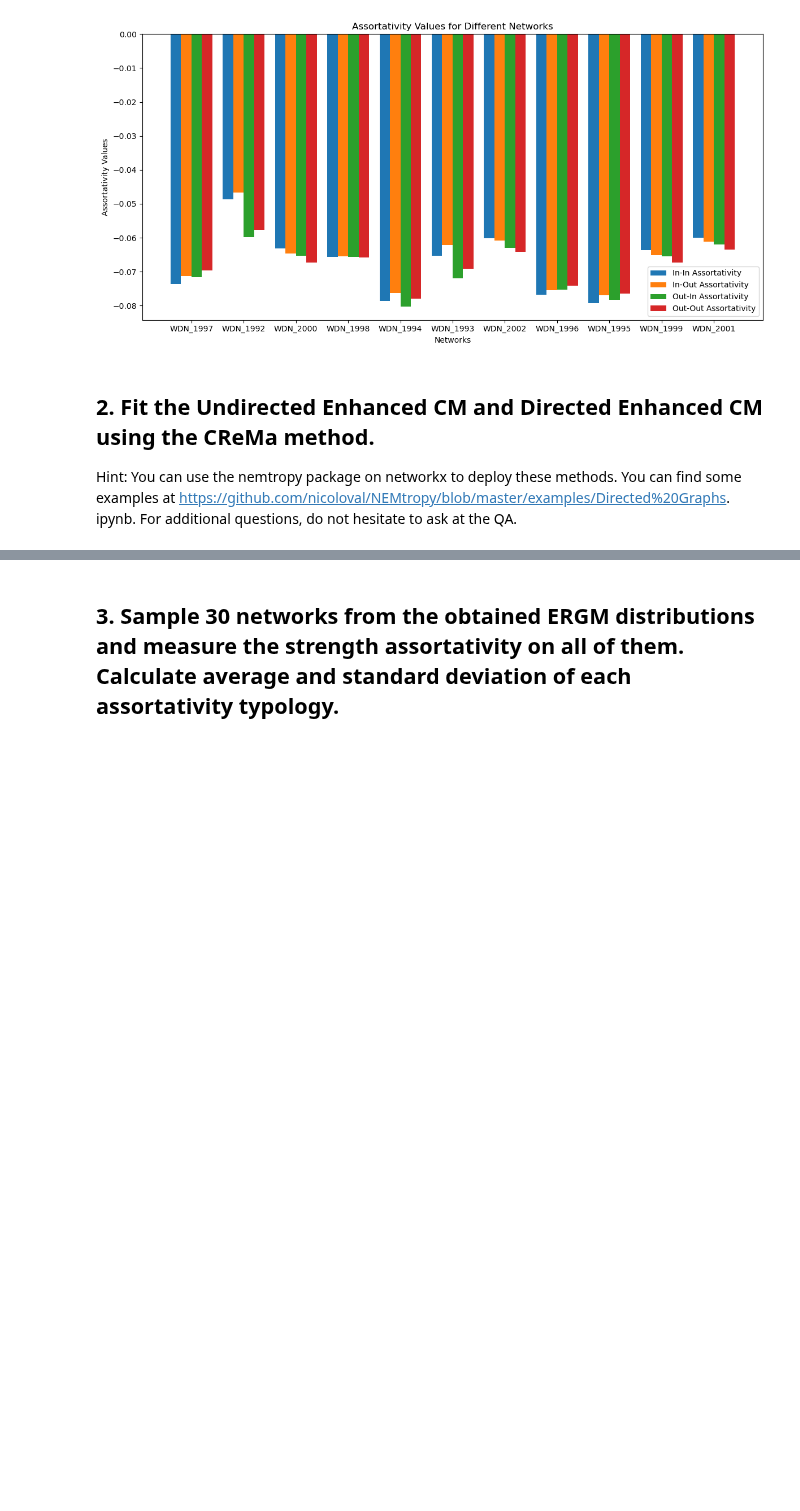
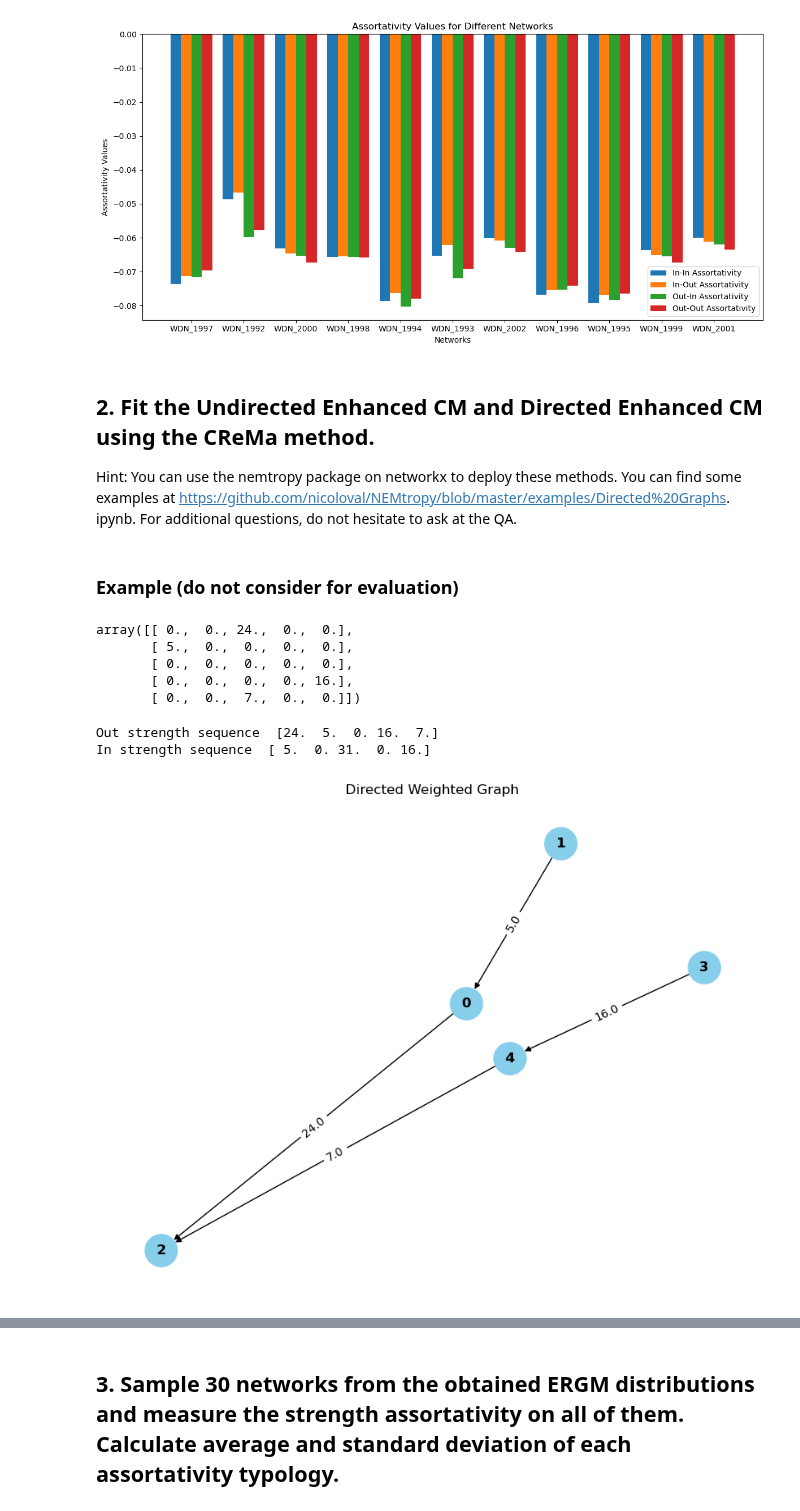
Before and after one commit to HuberNicolas/network-science-uzh, a Jupyter notebook: assignment-3/Assignment_03.ipynb, the cells around one changed output, grey strips where cells are left out. Drawn from its saved outputs; the diff is of its cells as text; code cells hidden in the pictures; blank space fills up the shorter version.

```diff
--- a/assignment-3/Assignment_03.ipynb
+++ b/assignment-3/Assignment_03.ipynb
@@ -240,3 +239,53 @@ plt.show()
 Hint: You can use the nemtropy package on networkx to deploy these methods. You can find some examples
 at https://github.com/nicoloval/NEMtropy/blob/master/examples/Directed%20Graphs.
 ipynb. For additional questions, do not hesitate to ask at the QA.
+# %% [markdown]
+### Example (do not consider for evaluation)
+# %%
+adj_weigh = mg.random_weighted_matrix_generator_uniform_custom_density(n=5,
+                                                                                     p=0.2,
+                                                                                     sym=False,
+                                                                                     sup_ext=30,
+                                                                                     intweights=True)
+# %%
+adj_weigh
+# %% [output]
+array([[ 0.,  0., 24.,  0.,  0.],
+       [ 5.,  0.,  0.,  0.,  0.],
+       [ 0.,  0.,  0.,  0.,  0.],
+       [ 0.,  0.,  0.,  0., 16.],
+       [ 0.,  0.,  7.,  0.,  0.]])
+# %%
+sample_graph = NEMtropy.DirectedGraph(adj_weigh)
+
+# We can the see the graph sequence of the graph by tapping
+print("Out strength sequence ",sample_graph.out_strength)
+print("In strength sequence ",sample_graph.in_strength)
+# %% [output]
+Out strength sequence  [24.  5.  0. 16.  7.]
+In strength sequence  [ 5.  0. 31.  0. 16.]
+# %%
+# Create a NetworkX graph from the weighted adjacency matrix
+sample_graph = nx.from_numpy_array(adj_weigh, create_using=nx.DiGraph)
+
+# Set edge attributes (weights) from the adjacency matrix
+edges = sample_graph.edges(data=True)
+for (u, v, d) in edges:
+    d['weight'] = adj_weigh[u][v]
+
+# Plot the graph
+plt.figure(figsize=(8, 6))
+
+pos = nx.spring_layout(sample_graph, seed=42)  # Set the layout for consistent plotting
+
+# Draw nodes and labels
+nx.draw(sample_graph, pos, with_labels=True, node_size=800, node_color='skyblue', font_weight='bold')
+
+# Draw edge labels with weights
+edge_labels = nx.get_edge_attributes(sample_graph, 'weight')
+nx.draw_networkx_edge_labels(sample_graph, pos, edge_labels=edge_labels)
+
+plt.title('Directed Weighted Graph')
+plt.show()
+# %% [output]
+[figure, added]
```
Also changed, not shown: parts of 19 cells of this notebook.
